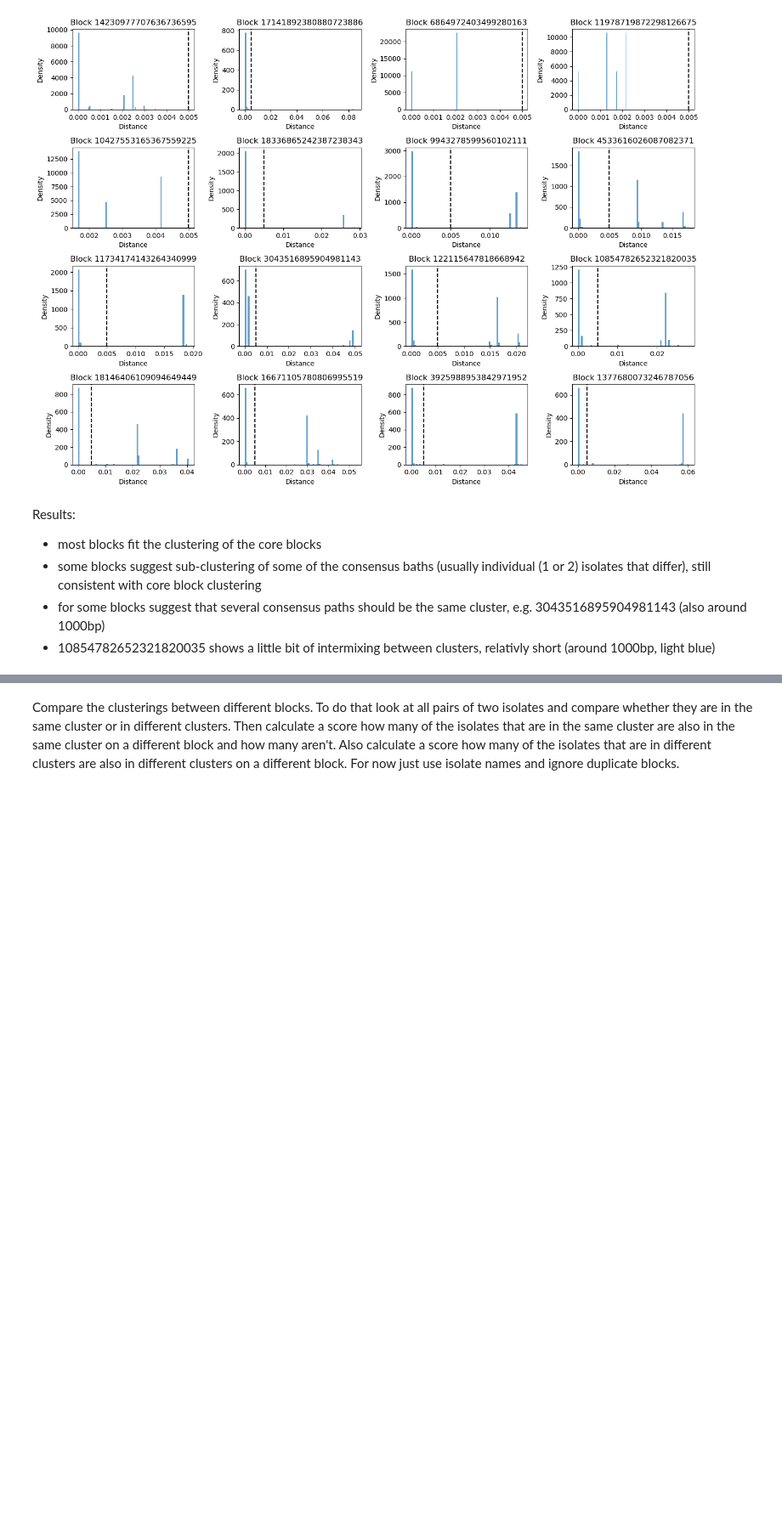
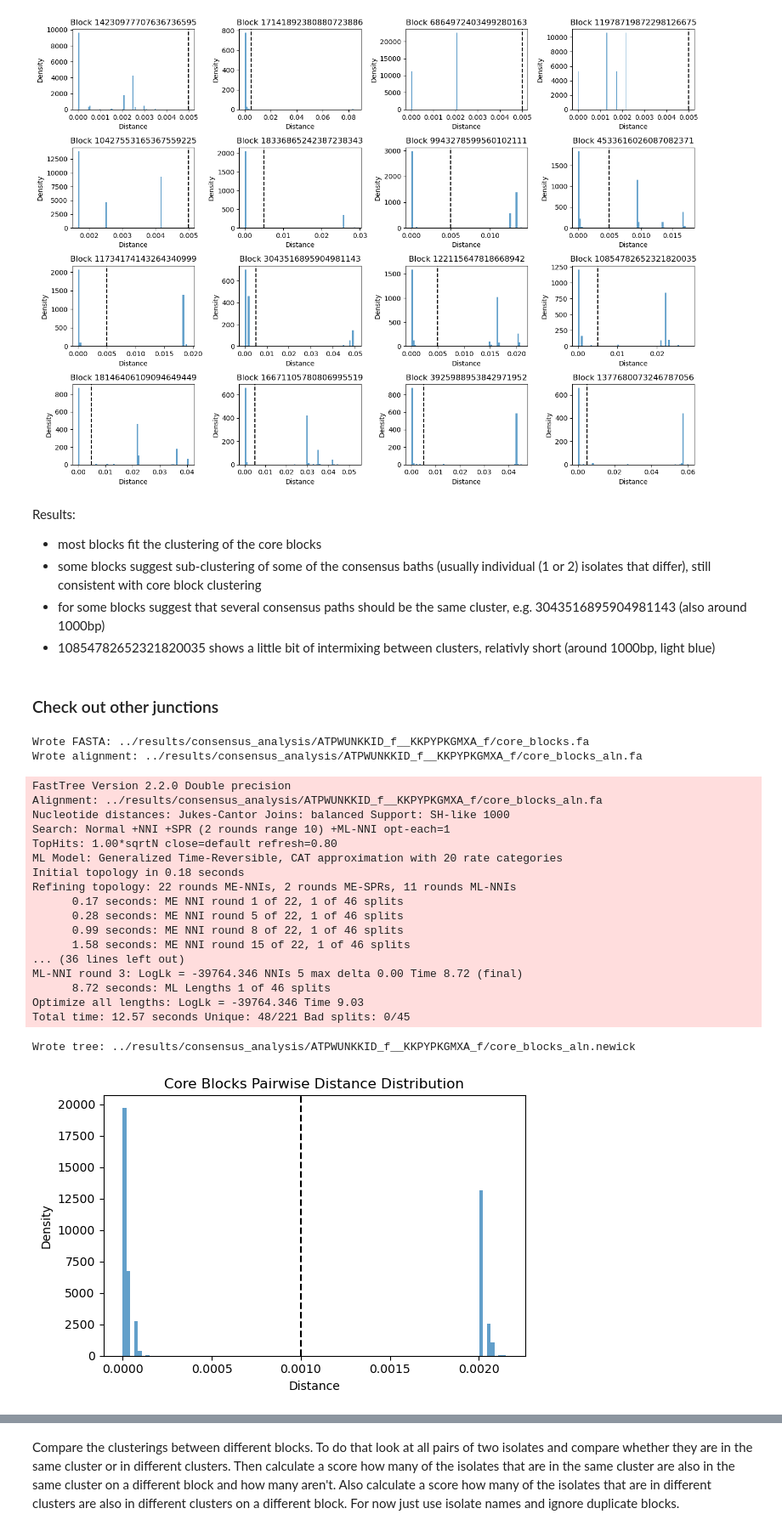
Before and after one commit to marie3003/junction_dataset, a Jupyter notebook: explore/analyze_junction_block_trees.ipynb, the cells around one changed output, grey strips where cells are left out. Shown: that part at 85% size. Saved outputs shown, nothing was run; the diff lists cells and outputs as text; code cells hidden in the pictures; blank space fills up the shorter version.

```diff
--- a/explore/analyze_junction_block_trees.ipynb
+++ b/explore/analyze_junction_block_trees.ipynb
@@ -218,3 +208,30 @@ Results:
 - some blocks suggest sub-clustering of some of the consensus baths (usually individual (1 or 2) isolates that differ), still consistent with core block clustering
 - for some blocks suggest that several consensus paths should be the same cluster, e.g. 3043516895904981143 (also around 1000bp)
 - 10854782652321820035 shows a little bit of intermixing between clusters, relativly short (around 1000bp, light blue)
+# %% [markdown]
+### Check out other junctions
+# %%
+# branch length threshold 0.001 gives two consensus paths (its not directly representative of phage insertion and not insertion, paths that are in consensus 1 all have an insertion but not all of the ones in consensus 2 have one), 0.005 only one,
+cluster_map_core, consensus_paths_core, path_dict, consensus_paths_plotting, assignment_df_plotting = find_consensus_paths_core("ATPWUNKKID_f__KKPYPKGMXA_f", clustering_bl_thresh= 0.001, block_freq_thresh=0.5, plot_consensus=True, plot_pair_dist=True)
+# %% [output]
+Wrote FASTA: ../results/consensus_analysis/ATPWUNKKID_f__KKPYPKGMXA_f/core_blocks.fa
+Wrote alignment: ../results/consensus_analysis/ATPWUNKKID_f__KKPYPKGMXA_f/core_blocks_aln.fa
+FastTree Version 2.2.0 Double precision
+Alignment: ../results/consensus_analysis/ATPWUNKKID_f__KKPYPKGMXA_f/core_blocks_aln.fa
+Nucleotide distances: Jukes-Cantor Joins: balanced Support: SH-like 1000
+Search: Normal +NNI +SPR (2 rounds range 10) +ML-NNI opt-each=1
+TopHits: 1.00*sqrtN close=default refresh=0.80
+ML Model: Generalized Time-Reversible, CAT approximation with 20 rate categories
+Initial topology in 0.18 seconds
+Refining topology: 22 rounds ME-NNIs, 2 rounds ME-SPRs, 11 rounds ML-NNIs
+      0.17 seconds: ME NNI round 1 of 22, 1 of 46 splits
+      0.28 seconds: ME NNI round 5 of 22, 1 of 46 splits
+      0.99 seconds: ME NNI round 8 of 22, 1 of 46 splits
+      1.58 seconds: ME NNI round 15 of 22, 1 of 46 splits
+... (36 lines left out)
+ML-NNI round 3: LogLk = -39764.346 NNIs 5 max delta 0.00 Time 8.72 (final)
+      8.72 seconds: ML Lengths 1 of 46 splits
+Optimize all lengths: LogLk = -39764.346 Time 9.03
+Total time: 12.57 seconds Unique: 48/221 Bad splits: 0/45
+Wrote tree: ../results/consensus_analysis/ATPWUNKKID_f__KKPYPKGMXA_f/core_blocks_aln.newick
+[figure, added]
```
Also changed, not shown: parts of 13 cells of this notebook, 3 other files.
